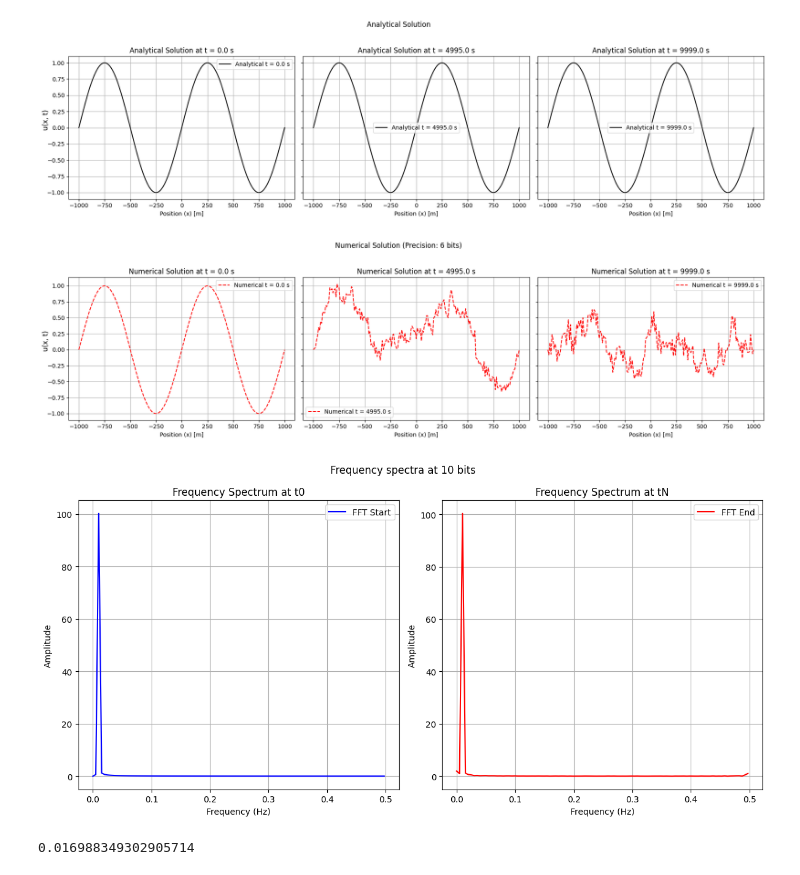
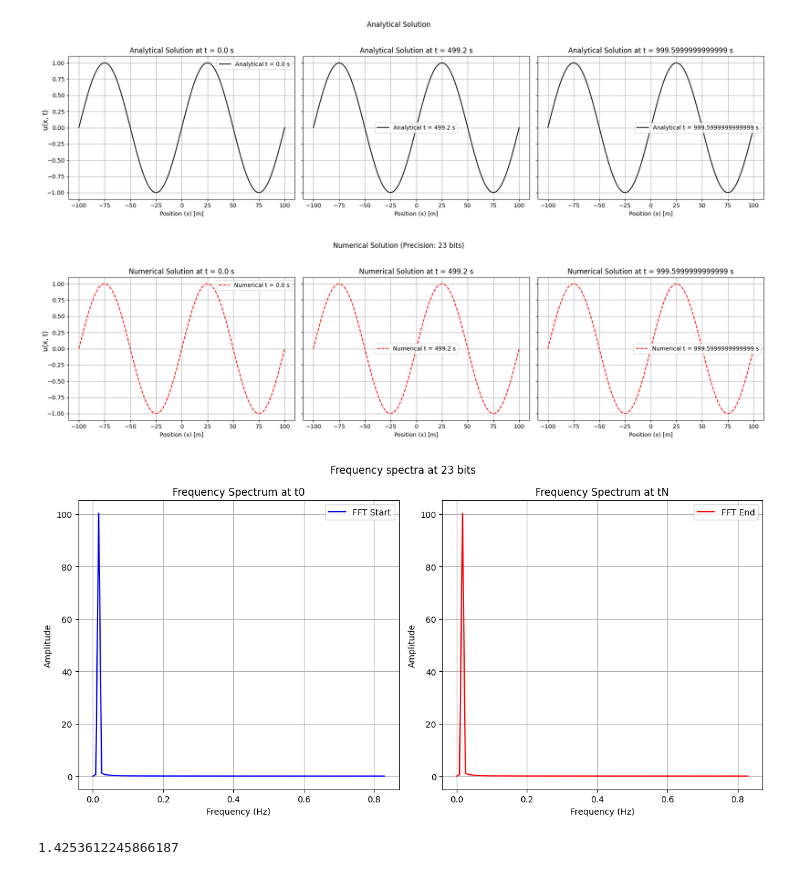
Before and after one commit to dt-17/Devito-UROP-MSci, a Jupyter notebook: scaled-mpmath-acoustic.ipynb, the cells around one changed output. Drawn from its saved outputs; the diff is of its cells as text; code cells hidden in the pictures.

```diff
--- a/scaled-mpmath-acoustic.ipynb
+++ b/scaled-mpmath-acoustic.ipynb
@@ -4,15 +4,15 @@ from mpmath import mp, mpf, sin, pi, fadd, fsub, fmul, fdiv
 import matplotlib.pyplot as plt
 # %%
 # Set precision
-mp.prec = 6
+mp.prec = 23
 
 # Constants
-L = 1000.0                  # Half-length of the domain in meters (standard float)
+L = 100.0                  # Half-length of the domain in meters (standard float)
 c = 1.0                    # Wave speed in m/s (standard float)
 N = 201                    # Number of spatial points
 dx = (2 * L) / (N - 1)     # Spatial step size for [-L, L] domain
-dt = 0.9 * dx / c                # Time step size (CFL condition)
-T = 10000.0                 # Total simulation time in seconds (period is T=1000)
+dt = 0.6 * dx / c                # Time step size (CFL condition)
+T = 1000.0                 # Total simulation time in seconds (period is T=100)
 x = np.linspace(-L, L, N)  # Spatial grid as a NumPy array
 
 # Total time steps
@@ -40,8 +40,11 @@ for n in range(Nt):
         u_num_at_t[n] = u.copy()  # Store the wave profile at the specified time indices
 
     # Compute the next time step using finite difference
-    coeff = mpf(c * dt / dx)          # Cast CFL coefficient to mpf()
-    coeff_squared = fmul(coeff, coeff)  # (c * dt / dx) ** 2 as mpf()
+    c_squared = fmul(mpf(c), mpf(c))
+    dt_squared = fmul(mpf(dt), mpf(dt))
+    dx_squared = fmul(mpf(dx), mpf(dx))
+    cdt_squared = fmul(c_squared, dt_squared)
+    coeff_squared = fdiv(cdt_squared, dx_squared)
 
     for i in range(1, N - 1):
         # Compute the finite difference term with mpf arithmetic
@@ -79,35 +82,35 @@ for i, idx in enumerate(plot_times):
     axs1[i].set_title(f"Analytical Solution at t = {float(t)} s")
     axs1[i].legend()
     axs1[i].grid(True)
 
 # Set global y-axis label
 fig1.supylabel("u(x, t)")
 fig1.suptitle("Analytical Solution")
 plt.tight_layout(rect=[0, 0, 1, 0.95])
 
 # Plotting the numerical solution
 fig2, axs2 = plt.subplots(1, 3, figsize=(18, 5), sharey=True)
 for i, idx in enumerate(plot_times):
     t = idx * dt
     # Retrieve the numerical solution for the mapped time index
     u_num = u_num_at_t[idx]
     axs2[i].plot([float(x_i) for x_i in x], [float(u_n) for u_n in u_num], 'r--', label=f"Numerical t = {float(t)} s")
 
     # Plot formatting
     axs2[i].set_xlabel("Position (x) [m]")
     axs2[i].set_title(f"Numerical Solution at t = {float(t)} s")
     axs2[i].legend()
     axs2[i].grid(True)
 
 # Set global y-axis label
 fig2.supylabel("u(x, t)")
 fig2.suptitle(f"Numerical Solution (Precision: {mp.prec} bits)")
 plt.tight_layout(rect=[0, 0, 1, 0.95])
 
 plt.show()
 # %% [output]
-[figure, old version]
+[figure, new version]
-[figure, old version]
+[figure, new version]
 # %%
 def fft_plot(u_values=u_num_at_t, dt=dt):
     # Extract the wavefield at the start and final time steps
@@ -163,11 +166,11 @@ def fft_plot(u_values=u_num_at_t, dt=dt):
 
 fft_plot()
 # %% [output]
-[figure, old version]
+[figure, new version]
 # %%
 an_sol = analytical_solution(plot_times[1])
 num_sol = u_num_at_t[plot_times[1]]
 error = np.max(np.abs(an_sol - num_sol))
 error
 # %% [output]
-0.016988349302905714
+1.4253612245866187
```
Also changed, not shown: 2 other files.
